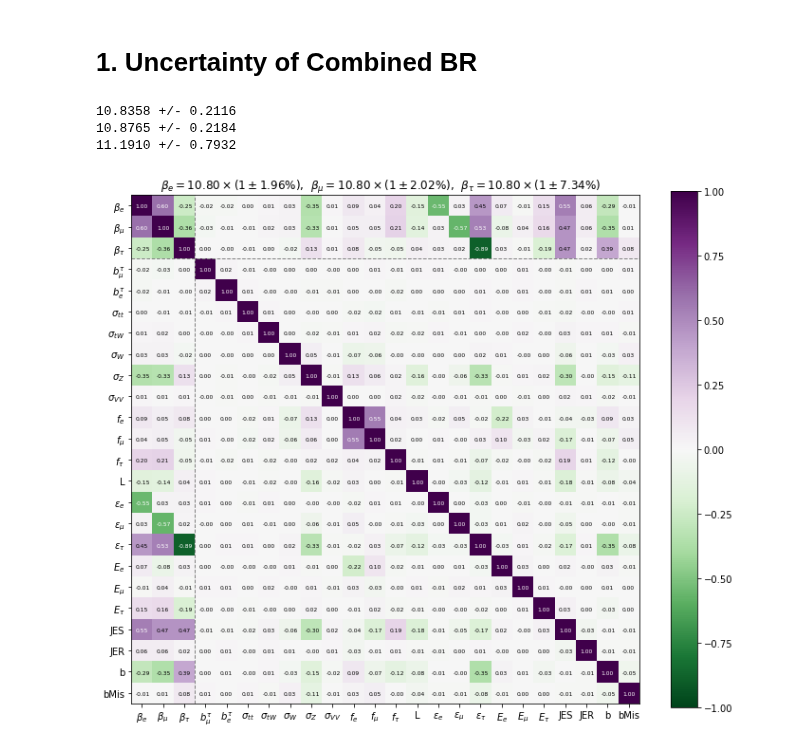
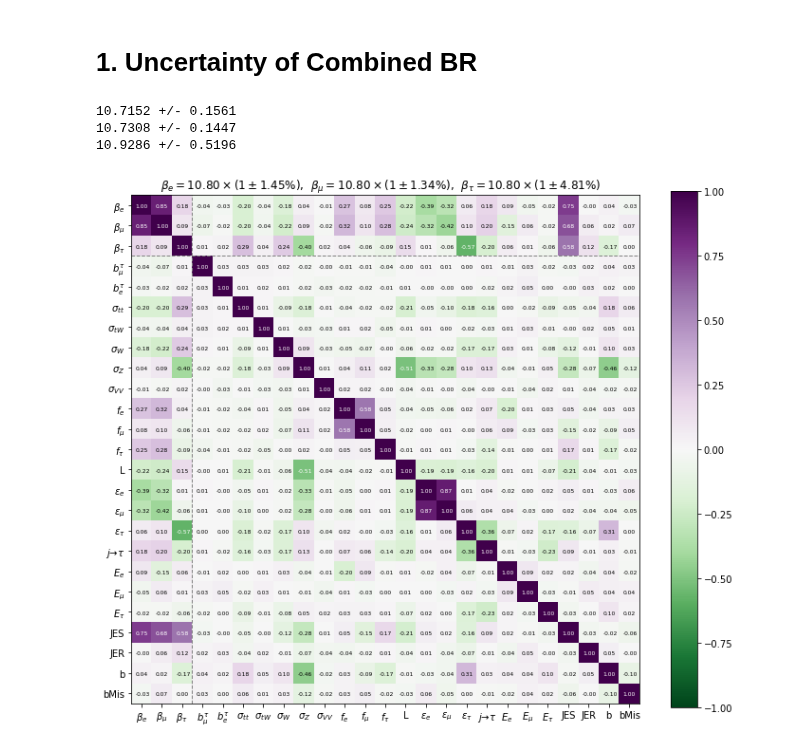
Before and after one commit to ZihengChen/WBranchingFaction, a Jupyter notebook: notebooks/ju_combineBFTheta.ipynb, the cells around one changed output. Drawn from its saved outputs; the diff is of its cells as text; code cells hidden in the pictures.

```diff
--- a/notebooks/ju_combineBFTheta.ipynb
+++ b/notebooks/ju_combineBFTheta.ipynb
@@ -2,25 +2,23 @@
 from utility_bfcombiner import *
 from utility_commonPlot import *
 # %%
-covar = np.load('../data/combine/covar.npy')
-sigma = np.load('../data/combine/sigma.npy')
 beta0 = np.array([0.10887305, 0.10776438, 0.10684416,
                   0.11192234, 0.1101022 , 0.10542362,
                   0.10490536, 0.10764396, 0.10769418,
                   0.11032918, 0.10960175, 0.10708695])
+combiner = BFCombiner_theta(beta0)
 # %% [markdown]
 # 1. Uncertainty of Combined BR
 # %%
-combiner = bfCombiner_theta( covar, sigma, beta0)
 sig, cor = combiner.paramSigma()
 for i in range(3):
     c,s = combiner.paramLS[i], sig[i]
     print('{:6.4f} +/- {:6.4f}'.format(c*100,s*100 ))
 
 showParameterCovMat(cor,sig)
 plt.savefig('../plots/combine/covarMatrix_betaTheta.png',dpi=300)
 # %% [output]
-10.8358 +/- 0.2116
-10.8765 +/- 0.2184
-11.1910 +/- 0.7932
+10.7152 +/- 0.1561
+10.7308 +/- 0.1447
+10.9286 +/- 0.5196
-[figure, old version]
+[figure, new version]
```
Also changed, not shown: parts of 4 cells of this notebook, 12 other files.
